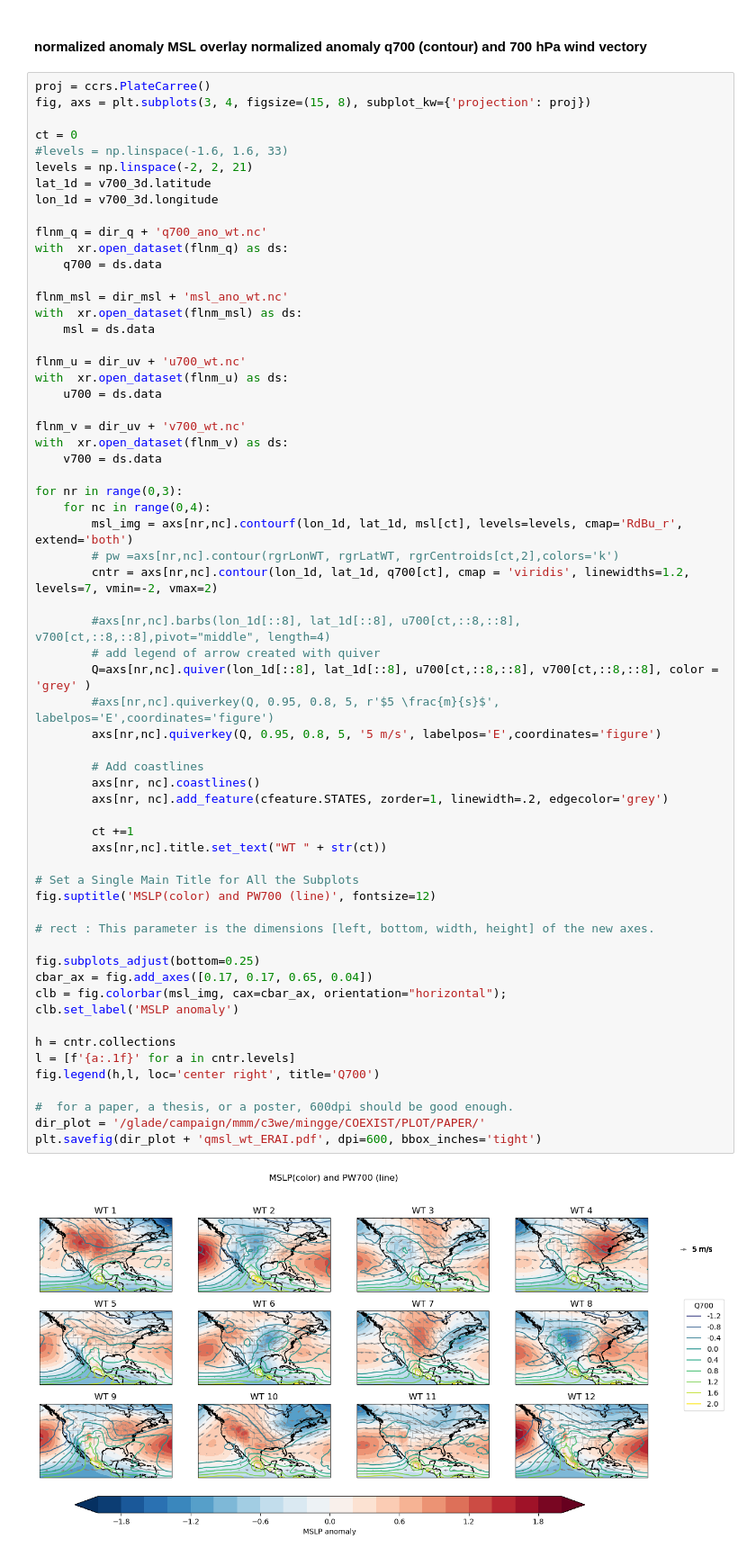
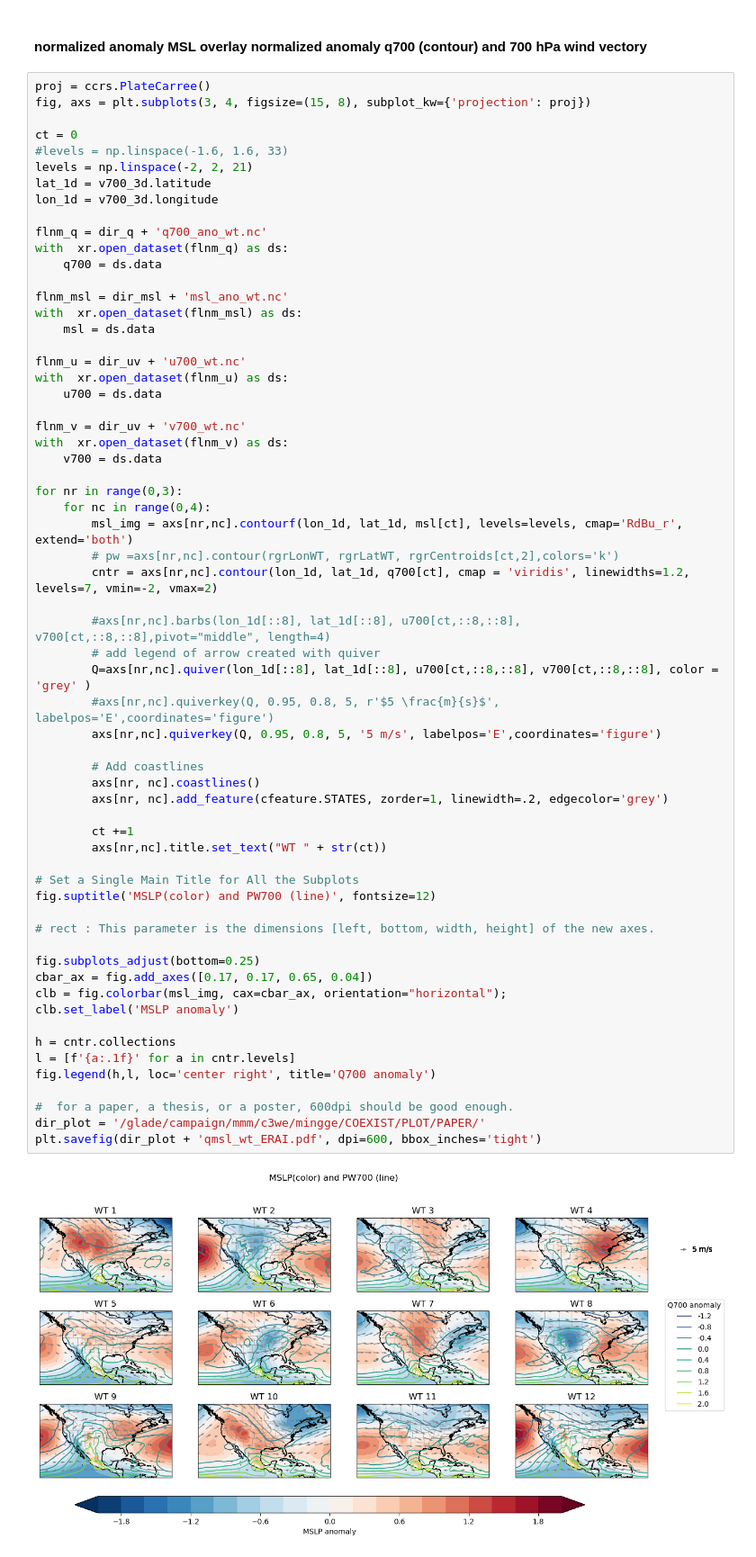
Before and after one commit to ming80302/COEXIST, a Jupyter notebook: qmsl_wt_ERAI.ipynb, the cells around one changed output. Shown at 90% size. Drawn from its saved outputs; the diff is of its cells as text.

```diff
--- a/qmsl_wt_ERAI.ipynb
+++ b/qmsl_wt_ERAI.ipynb
@@ -252,32 +252,32 @@ for nr in range(0,3):
         #axs[nr,nc].barbs(lon_1d[::8], lat_1d[::8], u700[ct,::8,::8], v700[ct,::8,::8],pivot="middle", length=4)
         # add legend of arrow created with quiver
         Q=axs[nr,nc].quiver(lon_1d[::8], lat_1d[::8], u700[ct,::8,::8], v700[ct,::8,::8], color = 'grey' )
         #axs[nr,nc].quiverkey(Q, 0.95, 0.8, 5, r'$5 \frac{m}{s}$', labelpos='E',coordinates='figure')
         axs[nr,nc].quiverkey(Q, 0.95, 0.8, 5, '5 m/s', labelpos='E',coordinates='figure')
 
         # Add coastlines
         axs[nr, nc].coastlines()
         axs[nr, nc].add_feature(cfeature.STATES, zorder=1, linewidth=.2, edgecolor='grey')
 
         ct +=1
         axs[nr,nc].title.set_text("WT " + str(ct))
 
 # Set a Single Main Title for All the Subplots
 fig.suptitle('MSLP(color) and PW700 (line)', fontsize=12)
 
 # rect : This parameter is the dimensions [left, bottom, width, height] of the new axes.
 
 fig.subplots_adjust(bottom=0.25)
 cbar_ax = fig.add_axes([0.17, 0.17, 0.65, 0.04])
 clb = fig.colorbar(msl_img, cax=cbar_ax, orientation="horizontal");
 clb.set_label('MSLP anomaly')
 
 h = cntr.collections
 l = [f'{a:.1f}' for a in cntr.levels]
-fig.legend(h,l, loc='center right', title='Q700')
+fig.legend(h,l, loc='center right', title='Q700 anomaly')
 
 #  for a paper, a thesis, or a poster, 600dpi should be good enough.
 dir_plot = '/glade/campaign/mmm/c3we/mingge/COEXIST/PLOT/PAPER/'
 plt.savefig(dir_plot + 'qmsl_wt_ERAI.pdf', dpi=600, bbox_inches='tight')
 # %% [output]
-[figure, old version]
+[figure, new version]
```
Also changed, not shown: parts of 3 cells of this notebook.
